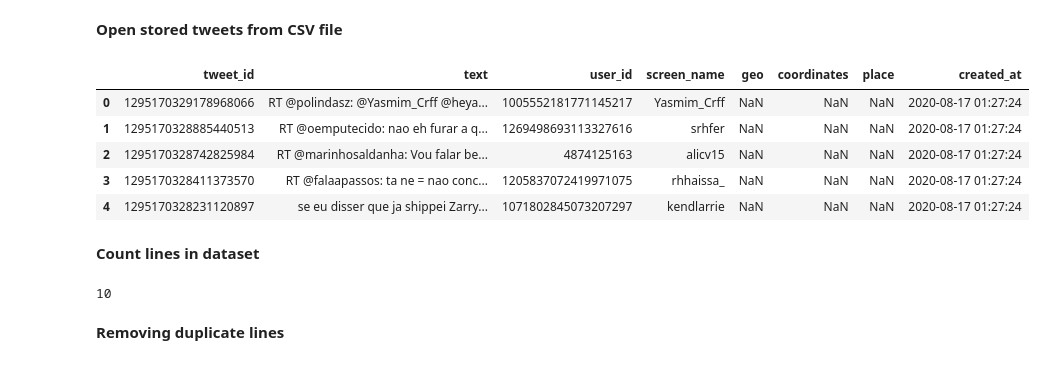
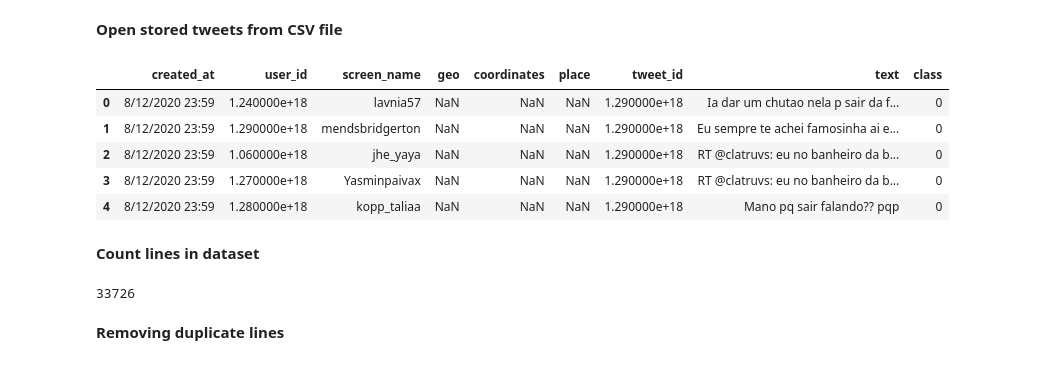
Before and after one commit to marcelobenedito/quarantine_covid19_behavior_analysis, a Jupyter notebook: quarantine_covid19_behavior_analysis.ipynb, the cells around one changed output. Cells and saved outputs as stored; diff of their text form; code cells hidden in the pictures.

```diff
--- a/quarantine_covid19_behavior_analysis.ipynb
+++ b/quarantine_covid19_behavior_analysis.ipynb
@@ -202,21 +246,21 @@ def negative_phrase(phrase):
 # %% [markdown]
 **Open stored tweets from CSV file**
 # %%
-df = pd.read_csv('tweets.csv')
+df = pd.read_csv('train.csv')
 df.head()
 # %% [output]
-|  | tweet_id | text | user_id | screen_name | geo | coordinates | place | created_at |
-| 0 | 1295170329178968066 | RT @polindasz: @Yasmim_Crff @heya... | 1005552181771145217 | Yasmim_Crff | NaN | NaN | NaN | 2020-08-17 01:27:24 |
-| 1 | 1295170328885440513 | RT @oemputecido: nao eh furar a q... | 1269498693113327616 | srhfer | NaN | NaN | NaN | 2020-08-17 01:27:24 |
-| 2 | 1295170328742825984 | RT @marinhosaldanha: Vou falar be... | 4874125163 | alicv15 | NaN | NaN | NaN | 2020-08-17 01:27:24 |
-| 3 | 1295170328411373570 | RT @falaapassos: ta ne = nao conc... | 1205837072419971075 | rhhaissa_ | NaN | NaN | NaN | 2020-08-17 01:27:24 |
-| 4 | 1295170328231120897 | se eu disser que ja shippei Zarry... | 1071802845073207297 | kendlarrie | NaN | NaN | NaN | 2020-08-17 01:27:24 |
+|  | created_at | user_id | screen_name | geo | coordinates | place | tweet_id | text | class |
+| 0 | 8/12/2020 23:59 | 1.240000e+18 | lavnia57 | NaN | NaN | NaN | 1.290000e+18 | Ia dar um chutao nela p sair da f... | 0 |
+| 1 | 8/12/2020 23:59 | 1.290000e+18 | mendsbridgerton | NaN | NaN | NaN | 1.290000e+18 | Eu sempre te achei famosinha ai e... | 0 |
+| 2 | 8/12/2020 23:59 | 1.060000e+18 | jhe_yaya | NaN | NaN | NaN | 1.290000e+18 | RT @clatruvs: eu no banheiro da b... | 0 |
+| 3 | 8/12/2020 23:59 | 1.270000e+18 | Yasminpaivax | NaN | NaN | NaN | 1.290000e+18 | RT @clatruvs: eu no banheiro da b... | 0 |
+| 4 | 8/12/2020 23:59 | 1.280000e+18 | kopp_taliaa | NaN | NaN | NaN | 1.290000e+18 | Mano pq sair falando?? pqp | 0 |
 # %% [markdown]
 **Count lines in dataset**
 # %%
 df.text.count()
 # %% [output]
-10
+33726
 # %% [markdown]
 **Removing duplicate lines**
 # %%
```
Also changed, not shown: parts of 40 cells of this notebook.
